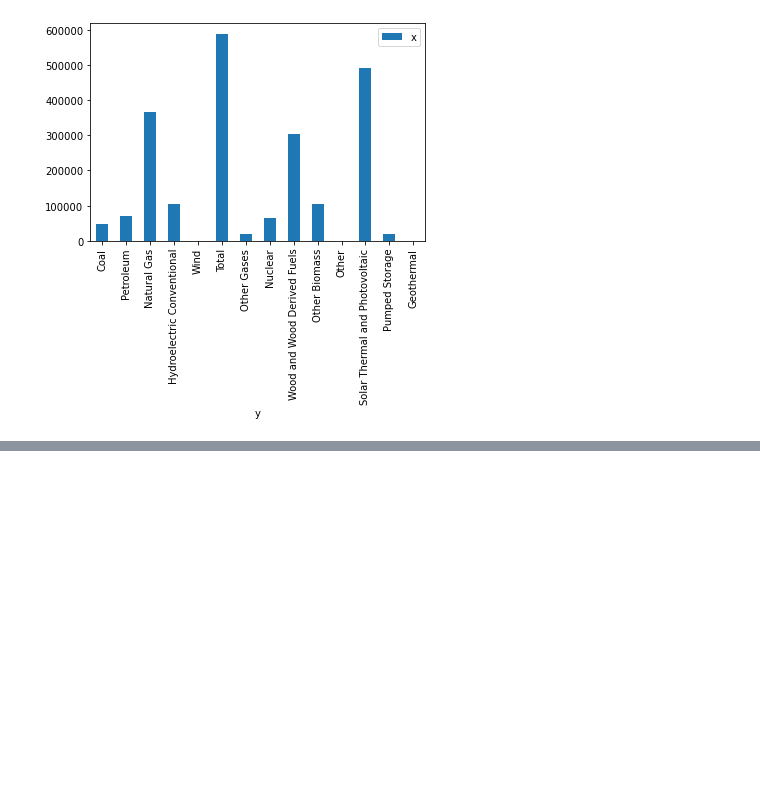
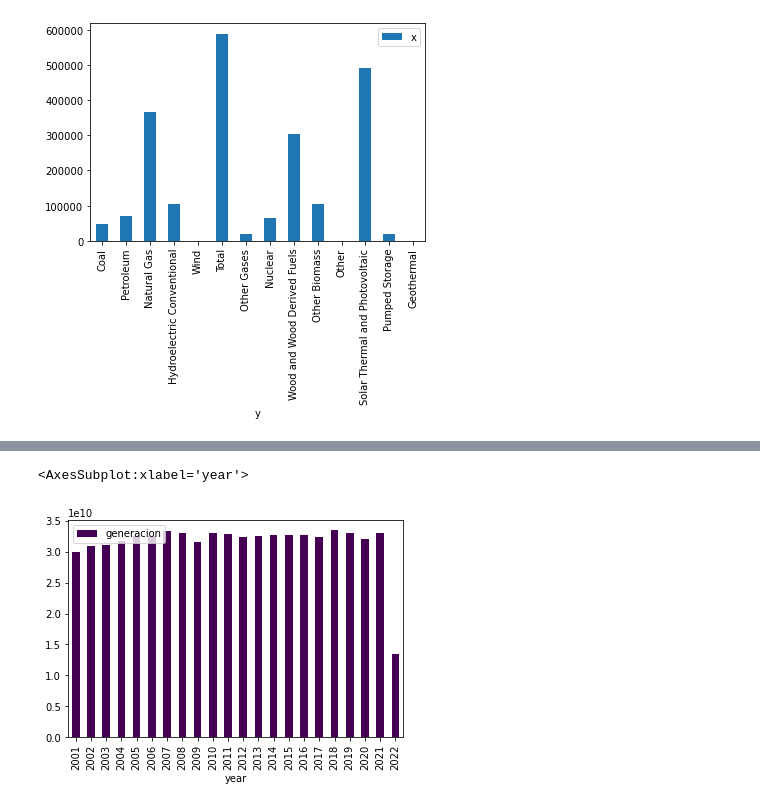
Before and after one commit to EnriqueLaguna/ProyectoAnalisisDatos, a Jupyter notebook: Codigo/graficas.ipynb, the cells around one changed output, grey strips where cells are left out. Drawn from its saved outputs; the diff is of its cells as text; code cells hidden in the pictures; blank space fills up the shorter version.

```diff
--- a/Codigo/graficas.ipynb
+++ b/Codigo/graficas.ipynb
@@ -306,0 +411,19 @@ array(['Coal', 'Petroleum', 'Natural Gas', 'Hydroelectric Conventional',
+# %%
+# print(arrTipoProductor)
+
+# ## Eliminar todas las demas columnas que no me sirvan.
+energiaProducidaPorYear = energia_df.drop(['register_id', 'MONTH', 'STATE', 'ENERGY SOURCE', 'TYPE OF PRODUCER'], axis=1)
+
+# dict para crear el dataframe
+d={"year":[], "generacion":[]}
+
+for year in range(2001, 2023):
+    ## Obtener las filas que tengan el Total Electric Power industry
+    yearTotal = energiaProducidaPorYear.loc[(tipoDeProductor["YEAR"] == year)]
+
+    totalGeneracion = yearTotal[['GENERATION']].sum()
+    d["year"].append(year)
+    d["generacion"].append(totalGeneracion[0])
+
+TotalGeneradoPorYear = pd.DataFrame(data=d)
+TotalGeneradoPorYear
@@ -306,0 +448,5 @@ array(['Coal', 'Petroleum', 'Natural Gas', 'Hydroelectric Conventional',
+# %%
+TotalGeneradoPorYear.plot(x="year",kind="bar", colormap="viridis")
+# %% [output]
+<AxesSubplot:xlabel='year'>
+[figure, added]
```
Also changed, not shown: parts of 14 cells of this notebook, 2 other files.
